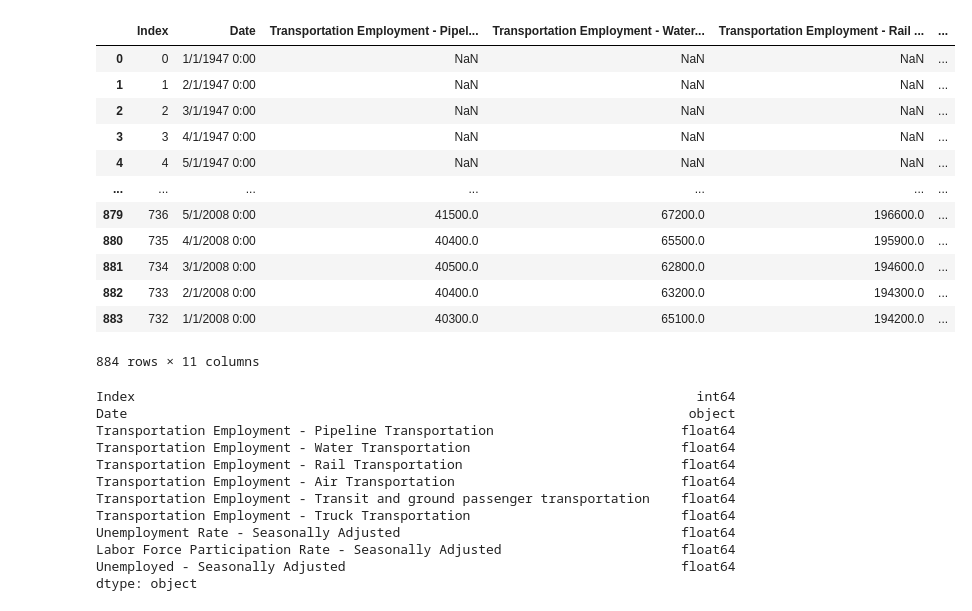
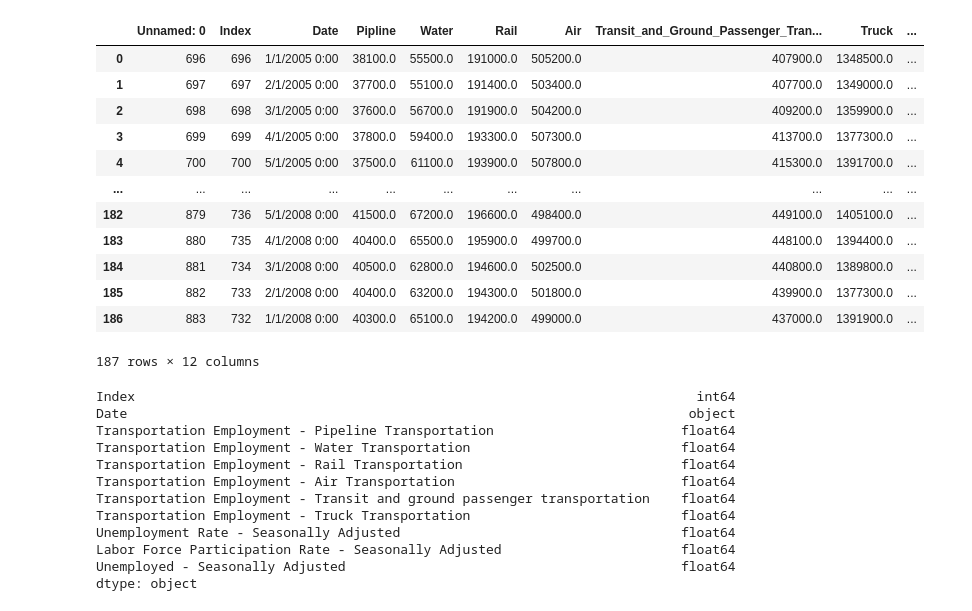
Before and after one commit to RBLevine/ETL-Project, a Jupyter notebook: Transportation.ipynb, the cells around one changed output. Saved outputs shown, nothing was run; the diff lists cells and outputs as text; code cells hidden in the pictures.

Commit message:
hvmt edit in clean csv

```diff
--- a/Transportation.ipynb
+++ b/Transportation.ipynb
@@ -3,22 +3,22 @@ import pandas as pd
 import datetime as dt
 from sqlalchemy import create_engine
 # %%
-transport_emp_df = pd.read_csv("ETL_CSV_Files/Transportation_Employment.csv")
+transport_emp_df = pd.read_csv("CSVCleanup/Cleaned_Transportation_Employment.csv")
 transport_emp_df
 # %% [output]
-|  | Index | Date | Transportation Employment - Pipel... | Transportation Employment - Water... | Transportation Employment - Rail ... | ... |
-| 0 | 0 | 1/1/1947 0:00 | NaN | NaN | NaN | ... |
-| 1 | 1 | 2/1/1947 0:00 | NaN | NaN | NaN | ... |
-| 2 | 2 | 3/1/1947 0:00 | NaN | NaN | NaN | ... |
-| 3 | 3 | 4/1/1947 0:00 | NaN | NaN | NaN | ... |
-| 4 | 4 | 5/1/1947 0:00 | NaN | NaN | NaN | ... |
-| ... | ... | ... | ... | ... | ... | ... |
-| 879 | 736 | 5/1/2008 0:00 | 41500.0 | 67200.0 | 196600.0 | ... |
-| 880 | 735 | 4/1/2008 0:00 | 40400.0 | 65500.0 | 195900.0 | ... |
-| 881 | 734 | 3/1/2008 0:00 | 40500.0 | 62800.0 | 194600.0 | ... |
-| 882 | 733 | 2/1/2008 0:00 | 40400.0 | 63200.0 | 194300.0 | ... |
-| 883 | 732 | 1/1/2008 0:00 | 40300.0 | 65100.0 | 194200.0 | ... |
+|  | Unnamed: 0 | Index | Date | Pipline | Water | Rail | Air | Transit_and_Ground_Passenger_Tran... | Truck | ... |
+| 0 | 696 | 696 | 1/1/2005 0:00 | 38100.0 | 55500.0 | 191000.0 | 505200.0 | 407900.0 | 1348500.0 | ... |
+| 1 | 697 | 697 | 2/1/2005 0:00 | 37700.0 | 55100.0 | 191400.0 | 503400.0 | 407700.0 | 1349000.0 | ... |
+| 2 | 698 | 698 | 3/1/2005 0:00 | 37600.0 | 56700.0 | 191900.0 | 504200.0 | 409200.0 | 1359900.0 | ... |
+| 3 | 699 | 699 | 4/1/2005 0:00 | 37800.0 | 59400.0 | 193300.0 | 507300.0 | 413700.0 | 1377300.0 | ... |
+| 4 | 700 | 700 | 5/1/2005 0:00 | 37500.0 | 61100.0 | 193900.0 | 507800.0 | 415300.0 | 1391700.0 | ... |
+| ... | ... | ... | ... | ... | ... | ... | ... | ... | ... | ... |
+| 182 | 879 | 736 | 5/1/2008 0:00 | 41500.0 | 67200.0 | 196600.0 | 498400.0 | 449100.0 | 1405100.0 | ... |
+| 183 | 880 | 735 | 4/1/2008 0:00 | 40400.0 | 65500.0 | 195900.0 | 499700.0 | 448100.0 | 1394400.0 | ... |
+| 184 | 881 | 734 | 3/1/2008 0:00 | 40500.0 | 62800.0 | 194600.0 | 502500.0 | 440800.0 | 1389800.0 | ... |
+| 185 | 882 | 733 | 2/1/2008 0:00 | 40400.0 | 63200.0 | 194300.0 | 501800.0 | 439900.0 | 1377300.0 | ... |
+| 186 | 883 | 732 | 1/1/2008 0:00 | 40300.0 | 65100.0 | 194200.0 | 499000.0 | 437000.0 | 1391900.0 | ... |
-884 rows × 11 columns
+187 rows × 12 columns
 # %%
 transport_emp_df.dtypes
 # %% [output]
```
Also changed, not shown: 1 other file.
